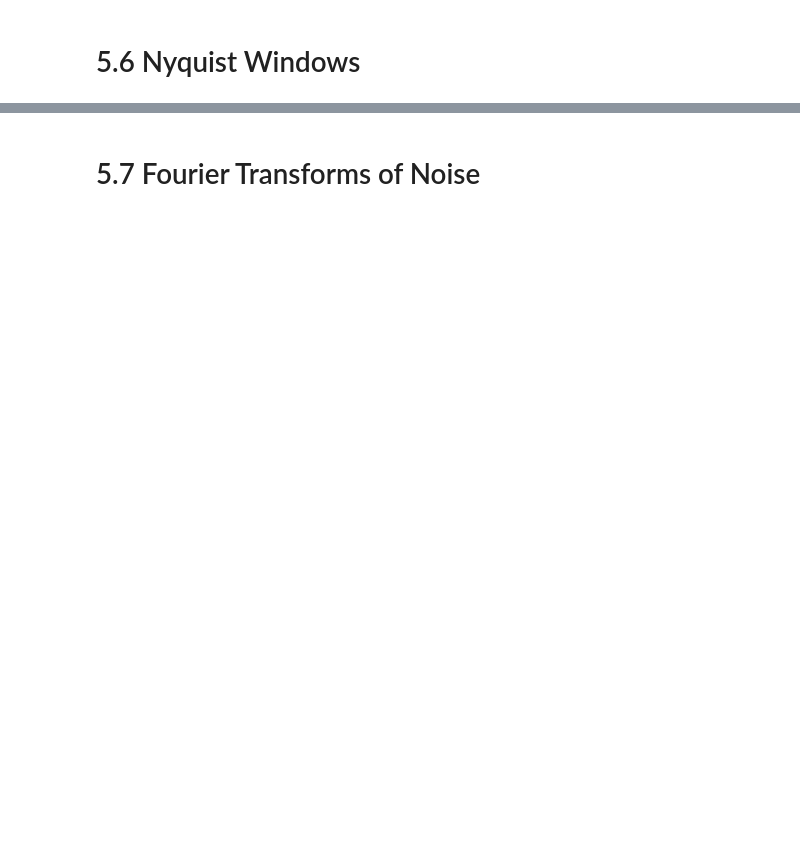
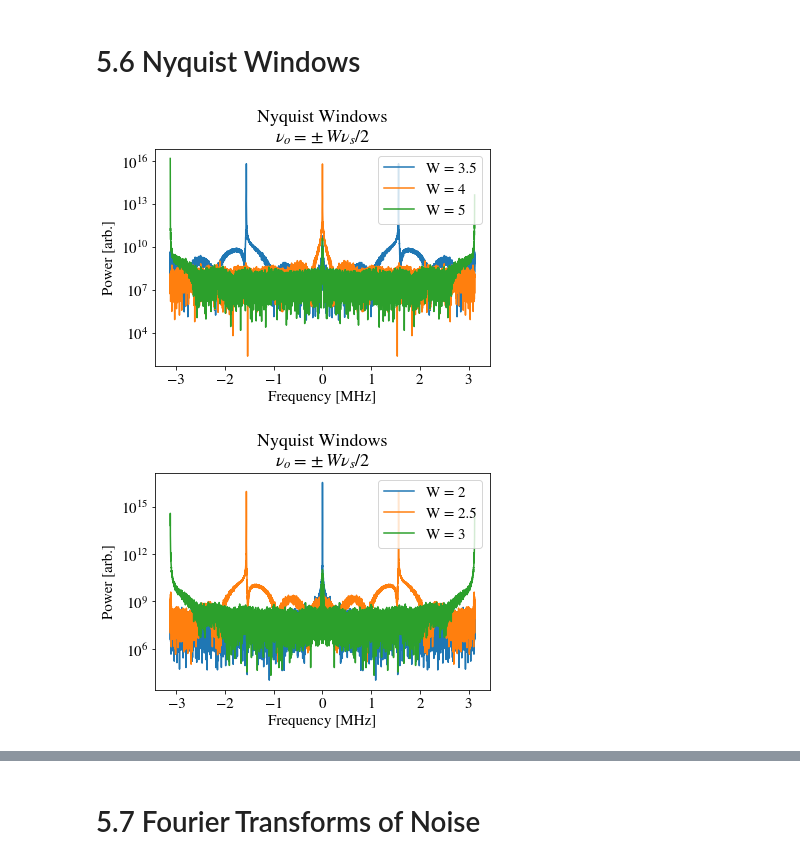
Before and after one commit to James11222/radiolab_repo, a Jupyter notebook: lab1/Darby/Lab_1.ipynb, the cells around one changed output, grey strips where cells are left out. Drawn from its saved outputs; the diff is of its cells as text; code cells hidden in the pictures; blank space fills up the shorter version.

```diff
--- a/lab1/Darby/Lab_1.ipynb
+++ b/lab1/Darby/Lab_1.ipynb
@@ -786,2 +785,45 @@ plt.show()
 # %% [markdown]
 # 5.6 Nyquist Windows
+# %%
+window_1 = np.load('nyquist_window_1.npy')[0]
+window_2 = np.load('nyquist_window_2.npy')[0]
+window_2_5 = np.load('nyquist_window_2_5.npy')[0]
+window_3 = np.load('nyquist_window_3.npy')[0]
+window_3_5 = np.load('nyquist_window_3_5.npy')[0]
+window_4 = np.load('nyquist_window_4.npy')[0]
+window_5 = np.load('nyquist_window_5.npy')[0]
+window_6 = np.load('nyquist_window_6.npy')[0]
+# %%
+power_1 = np.abs(np.fft.fftshift(np.fft.fft(window_1))[0])**2
+power_2 = np.abs(np.fft.fftshift(np.fft.fft(window_2))[0])**2
+power_2_5 = np.abs(np.fft.fftshift(np.fft.fft(window_2_5))[0])**2
+power_3 = np.abs(np.fft.fftshift(np.fft.fft(window_3))[0])**2
+power_3_5 = np.abs(np.fft.fftshift(np.fft.fft(window_3_5))[0])**2
+power_4 = np.abs(np.fft.fftshift(np.fft.fft(window_4))[0])**2
+power_5 = np.abs(np.fft.fftshift(np.fft.fft(window_5))[0])**2
+power_6 = np.abs(np.fft.fftshift(np.fft.fft(window_6))[0])**2
+# %%
+freqs = np.fft.fftshift(np.fft.fftfreq(16000, d=1/6.25))
+
+plt.figure()
+plt.semilogy(freqs, power_3_5, label='W = 3.5')
+plt.semilogy(freqs, power_4, label='W = 4')
+plt.semilogy(freqs, power_5, label='W = 5')
+plt.title('Nyquist Windows\n$\\nu_o=\\pm W\\nu_s/2$')
+plt.xlabel('Frequency [MHz]')
+plt.ylabel('Power [arb.]')
+plt.legend()
+plt.show()
+
+plt.figure()
+plt.semilogy(freqs, power_2, label='W = 2')
+plt.semilogy(freqs, power_2_5, label='W = 2.5')
+plt.semilogy(freqs, power_3, label='W = 3')
+plt.title('Nyquist Windows\n$\\nu_o=\\pm W\\nu_s/2$')
+plt.xlabel('Frequency [MHz]')
+plt.ylabel('Power [arb.]')
+plt.legend(loc='upper right')
+plt.show()
+# %% [output]
+[figure, added]
+[figure, added]
```
Also changed, not shown: parts of 24 cells of this notebook.
